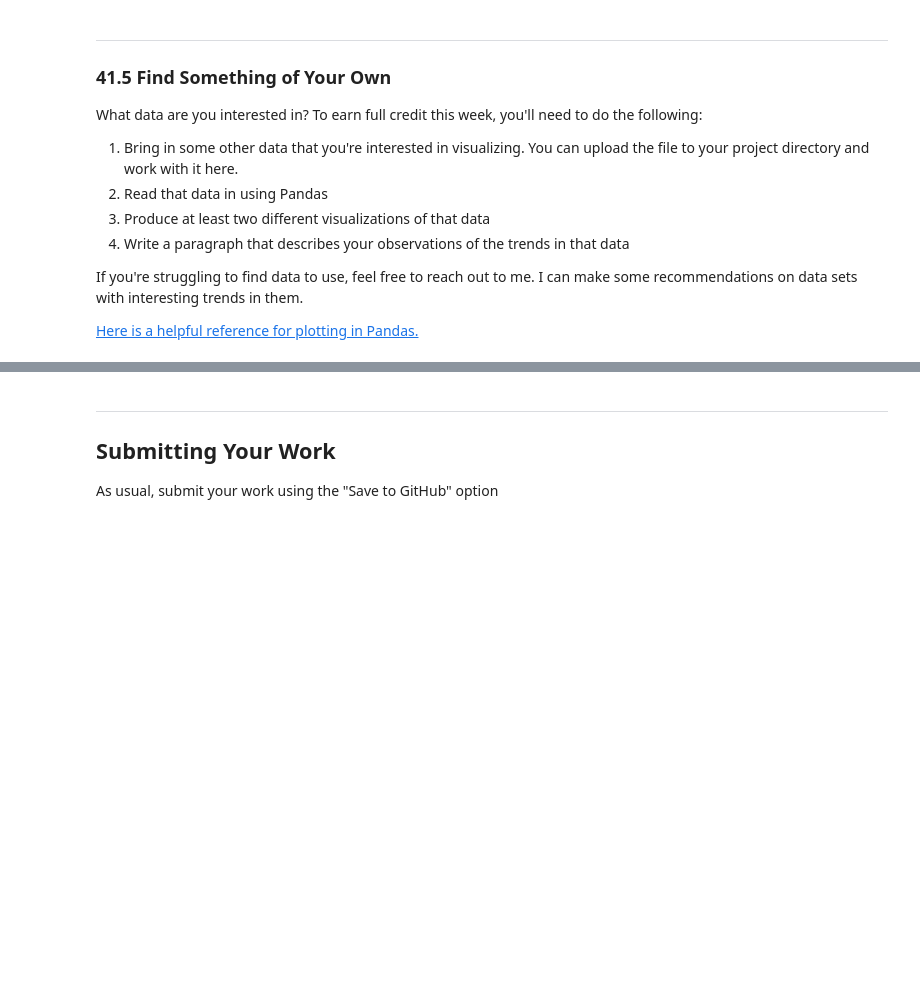
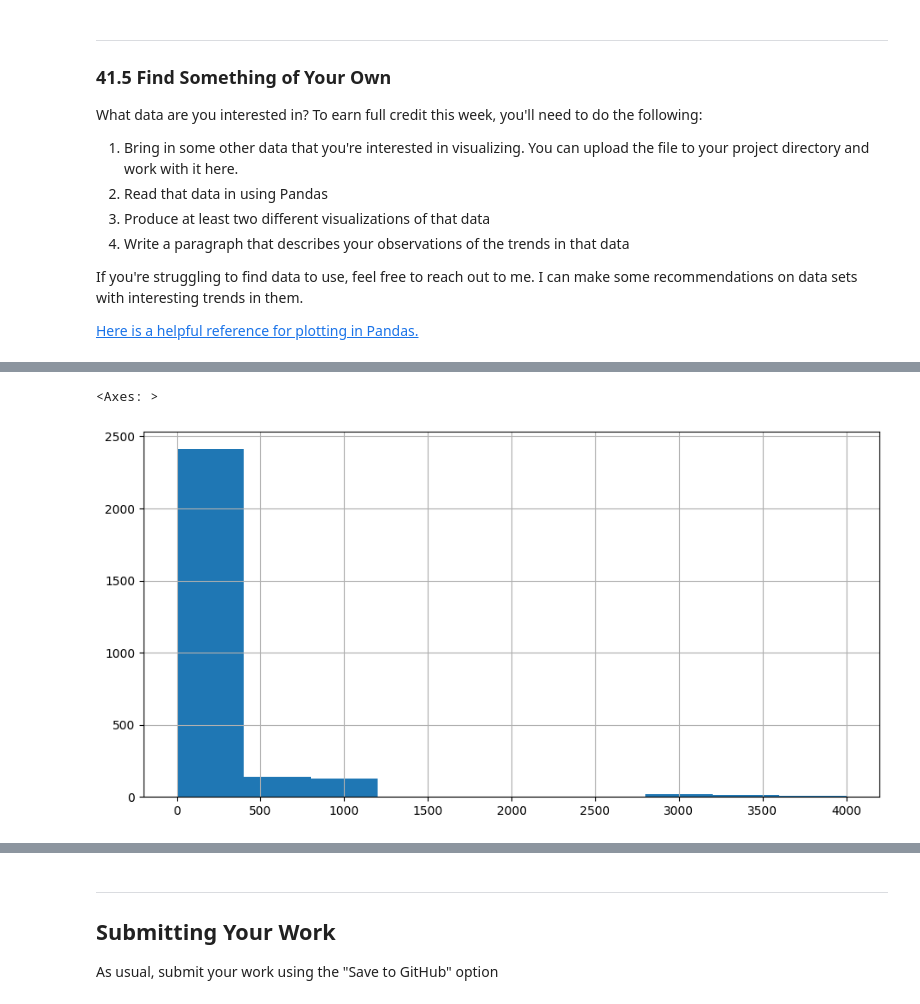
Before and after one commit to akshithakamtanam/Homework, a Jupyter notebook: Week10/week10_assignment_2.ipynb, the cells around one changed output, grey strips where cells are left out. Cells and saved outputs as stored; diff of their text form; code cells hidden in the pictures; blank space fills up the shorter version.

```diff
--- a/Week10/week10_assignment_2.ipynb
+++ b/Week10/week10_assignment_2.ipynb
@@ -245,0 +232,7 @@ _Double-click this text and then edit it to put in your observations_
+# %%
+#using provisional cancer death counts by month and year 2020-2021
+import pandas as pd
+import matplotlib.pyplot as plt
+data = pd.read_csv('/content/AH_Provisional_Cancer_Death_Counts_by_Month_and_Year__2020-2021.csv')
+
+data.head()
@@ -245,0 +247,7 @@ _Double-click this text and then edit it to put in your observations_
+# %%
+#visualizations
+
+data['Malignant neoplasms (C00-C97)'].hist(range=[0,4000], figsize=(11,5.5))
+# %% [output]
+<Axes: >
+[figure, added]
```
Also changed, not shown: parts of 9 cells of this notebook.
